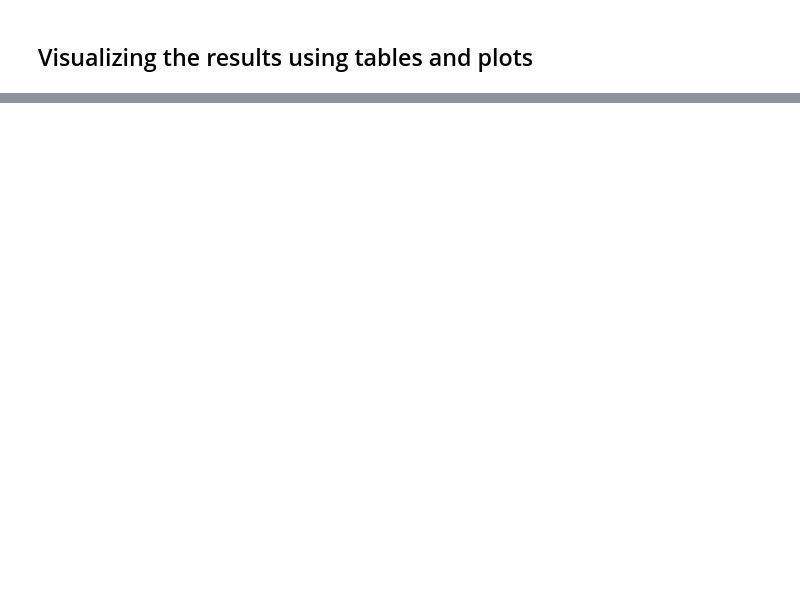
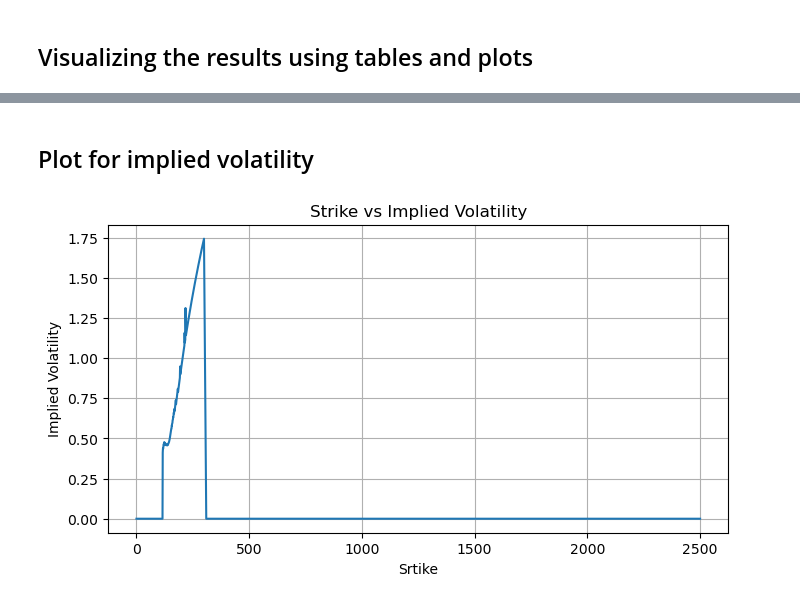
Before and after one commit to saugathacker/FE621-HW1, a Jupyter notebook: visualize_data.ipynb, the cells around one changed output, grey strips where cells are left out. Saved outputs shown, nothing was run; the diff lists cells and outputs as text; code cells hidden in the pictures; blank space fills up the shorter version.

```diff
--- a/visualize_data.ipynb
+++ b/visualize_data.ipynb
@@ -51,0 +188,22 @@ nvda_iv_table
+# %% [markdown]
+## Plot for implied volatility
+# %%
+# NVDA call
+expirations = nvda_data1_df["Expiration"].unique()
+
+nvda_call_df = nvda_data1_df[nvda_data1_df["OptionType"] == "Call"]
+nvda_call_df = nvda_call_df.loc[nvda_call_df["Expiration"] == expirations[0]]
+
+plt.figure(figsize=(8, 4))
+plt.plot(nvda_call_df["Strike"], nvda_call_df["BisectionIV"])
+
+# Labels and Title
+plt.xlabel("Srtike")
+plt.ylabel("Implied Volatility")
+plt.title("Strike vs Implied Volatility")
+plt.grid(True)  # Add grid lines
+
+# Show the plot
+plt.show()
+# %% [output]
+[figure, added]
```
Also changed, not shown: parts of 16 cells of this notebook, 11 other files.
